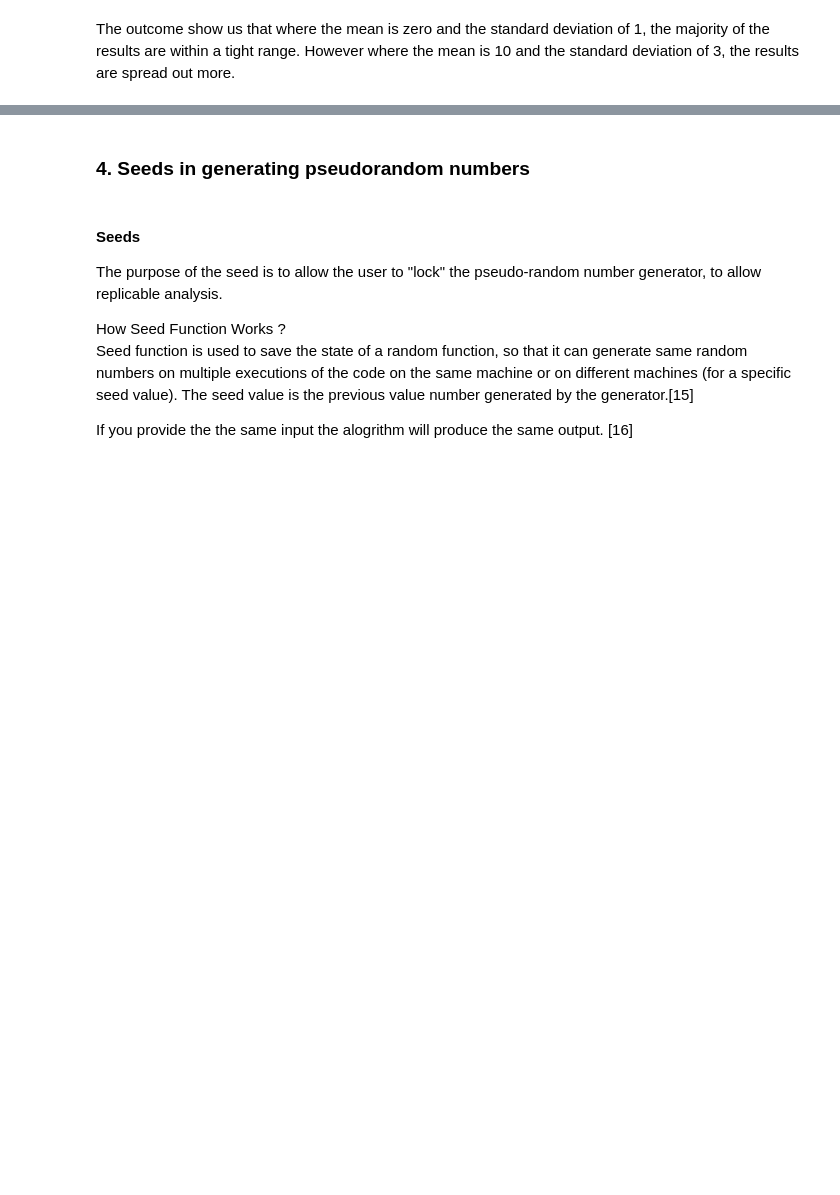
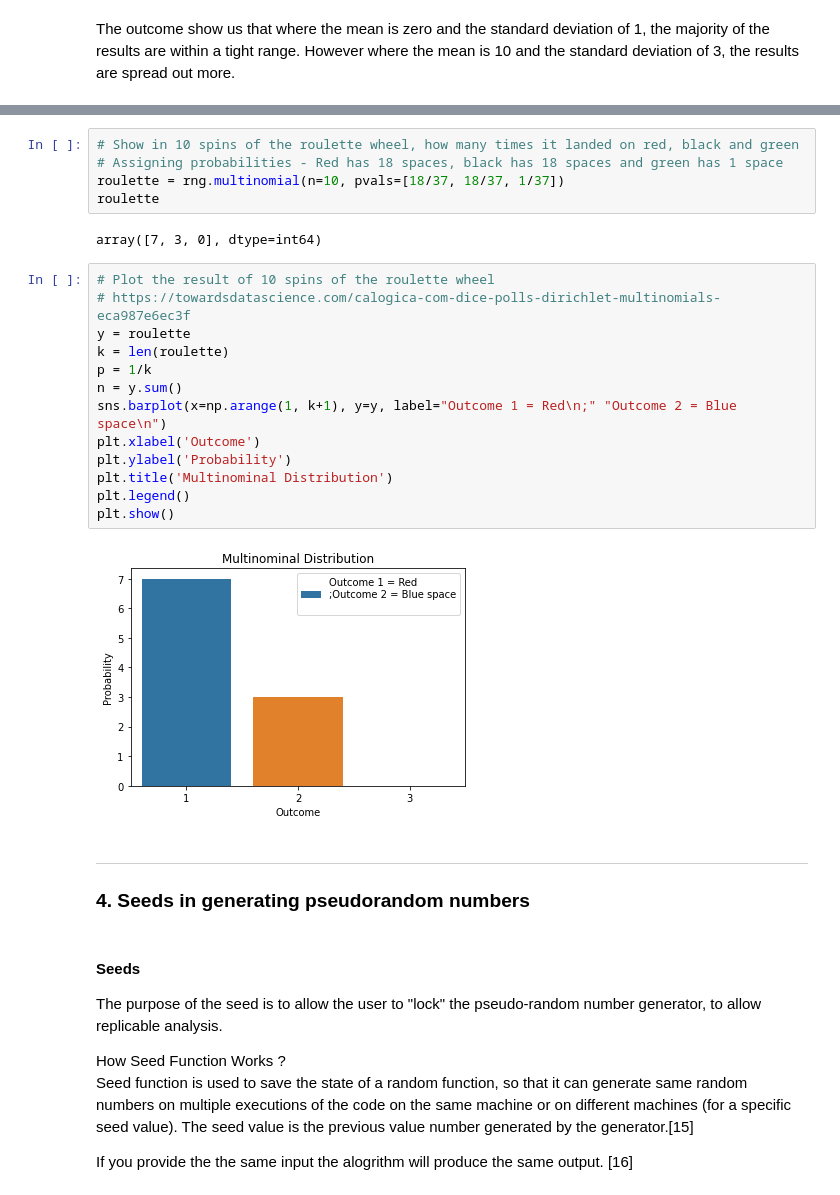
Before and after one commit to Michelleoc/programming-for-data-analysis-assignment, a Jupyter notebook: numpy-random-assignment.ipynb, the cells around one changed output, grey strips where cells are left out. Cells and saved outputs as stored; diff of their text form; blank space fills up the shorter version.

```diff
--- a/numpy-random-assignment.ipynb
+++ b/numpy-random-assignment.ipynb
@@ -733,4 +787,28 @@ plt.show()
+# %%
+# Show in 10 spins of the roulette wheel, how many times it landed on red, black and green
+# Assigning probabilities - Red has 18 spaces, black has 18 spaces and green has 1 space
+roulette = rng.multinomial(n=10, pvals=[18/37, 18/37, 1/37])
+roulette
+# %% [output]
+array([7, 3, 0], dtype=int64)
+# %%
+# Plot the result of 10 spins of the roulette wheel
+# https://towardsdatascience.com/calogica-com-dice-polls-dirichlet-multinomials-eca987e6ec3f
+y = roulette
+k = len(roulette)
+p = 1/k
+n = y.sum()
+sns.barplot(x=np.arange(1, k+1), y=y, label="Outcome 1 = Red\n;" "Outcome 2 = Blue space\n")
+plt.xlabel('Outcome')
+plt.ylabel('Probability')
+plt.title('Multinominal Distribution')
+plt.legend()
+plt.show()
+# %% [output]
+[figure, added]
 # %% [markdown]
+***
+
 ### 4. Seeds in generating pseudorandom numbers
 # %% [markdown]
 #### Seeds
```
Also changed, not shown: parts of 78 cells of this notebook, 2 other files.
